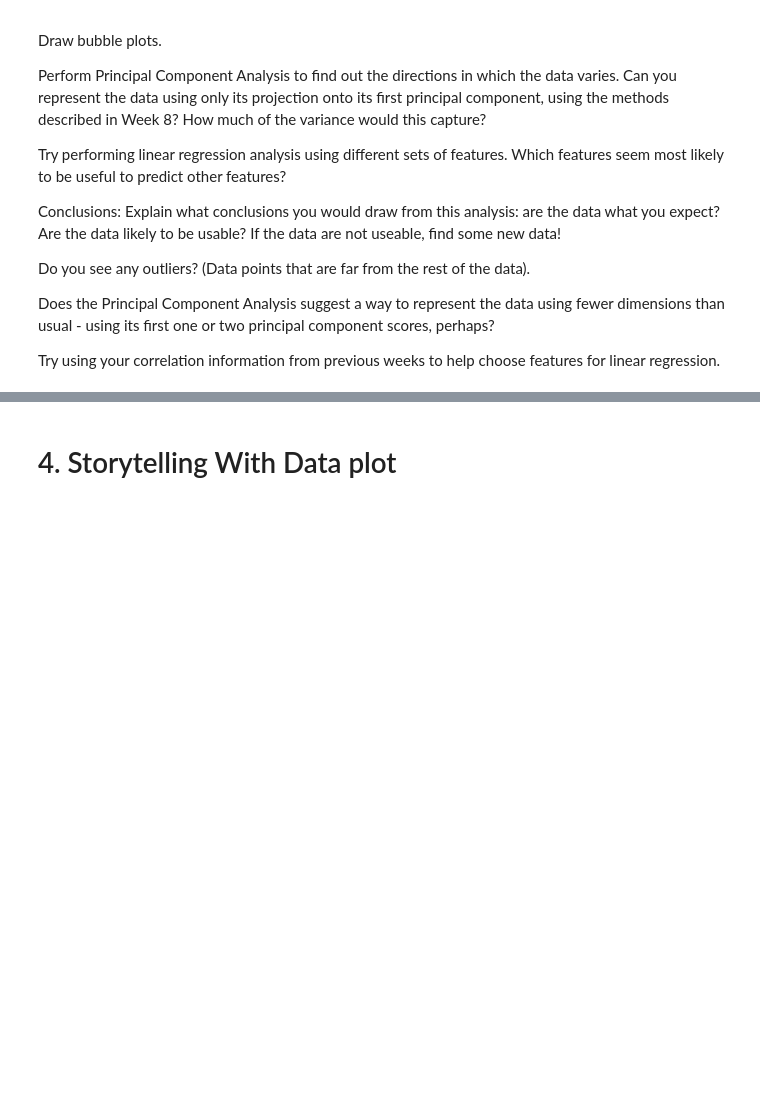
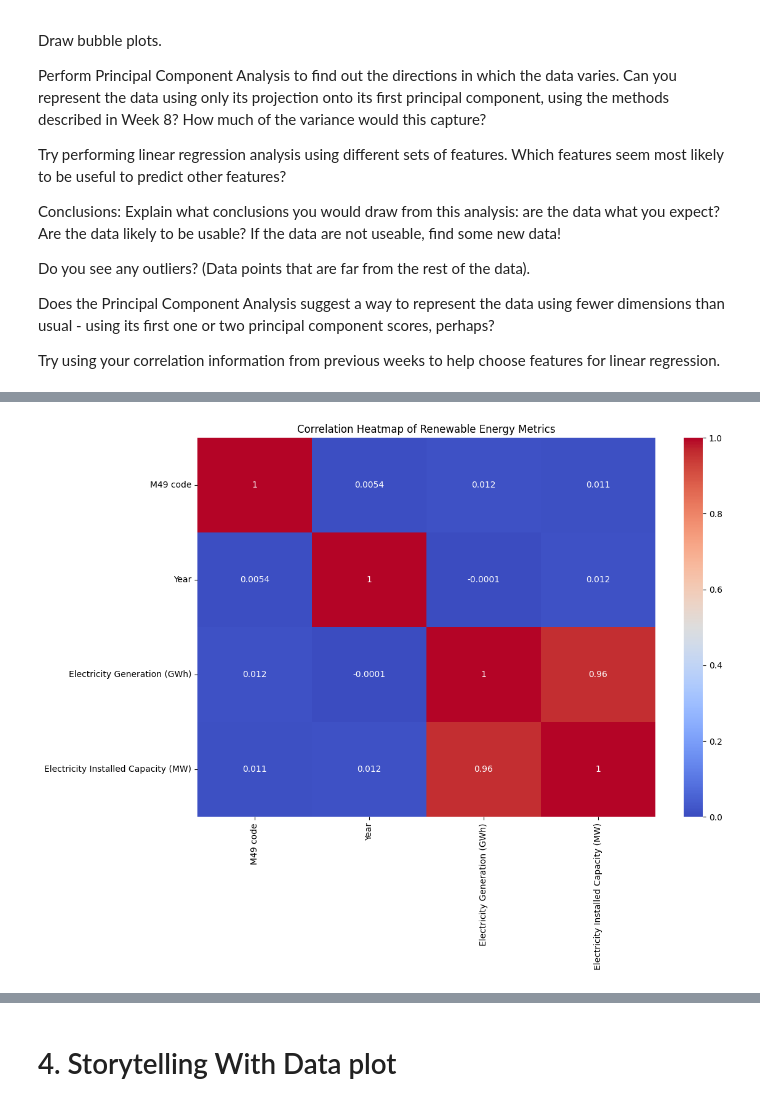
Before and after one commit to bu-sohan/AI-for-Leaders-Spring-2025, a Jupyter notebook: Week9.ipynb, the cells around one changed output, grey strips where cells are left out. Cells and saved outputs as stored; diff of their text form; code cells hidden in the pictures; blank space fills up the shorter version.

```diff
--- a/Week9.ipynb
+++ b/Week9.ipynb
@@ -69,3 +69,13 @@ Do you see any outliers? (Data points that are far from the rest of the data).
 Does the Principal Component Analysis suggest a way to represent the data using fewer dimensions than usual - using its first one or two principal component scores, perhaps?
 
 Try using your correlation information from previous weeks to help choose features for linear regression.
+# %%
+import pandas as pd
+
+# Load the dataset
+df = pd.read_csv("IRENA_RenewableEnergy_Statistics_2000-2022.csv", encoding = 'latin -1')
+
+# Peek at the data
+print(df.shape)
+print(df.columns)
+df.head()
@@ -71,0 +95,14 @@ Try using your correlation information from previous weeks to help choose featur
+# %%
+import seaborn as sns
+import matplotlib.pyplot as plt
+
+# Filter numeric columns and drop NaNs
+df_numeric = df.select_dtypes(include='number').dropna()
+
+# Correlation heatmap
+plt.figure(figsize=(12, 8))
+sns.heatmap(df_numeric.corr(), annot=True, cmap='coolwarm')
+plt.title("Correlation Heatmap of Renewable Energy Metrics")
+plt.show()
+# %% [output]
+[figure, added]
```
Also changed, not shown: parts of 5 cells of this notebook.
